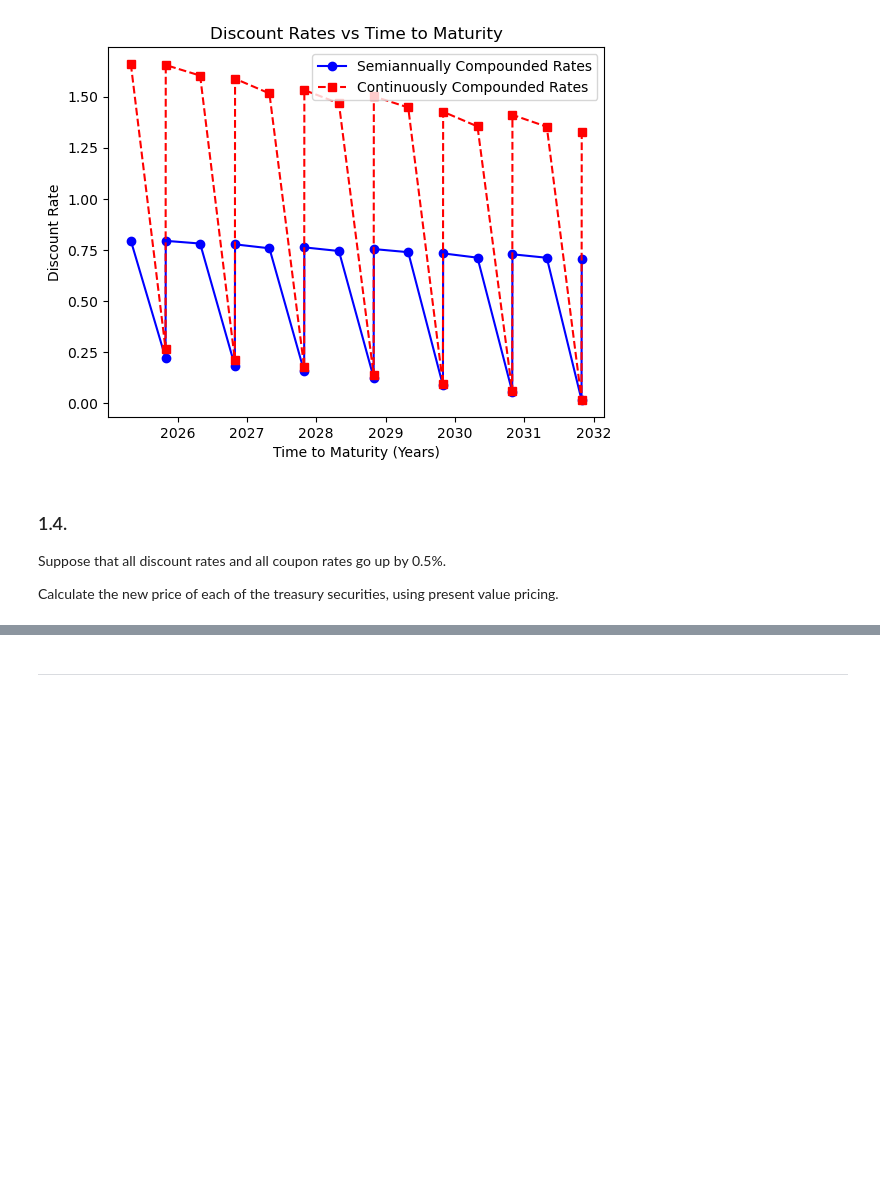
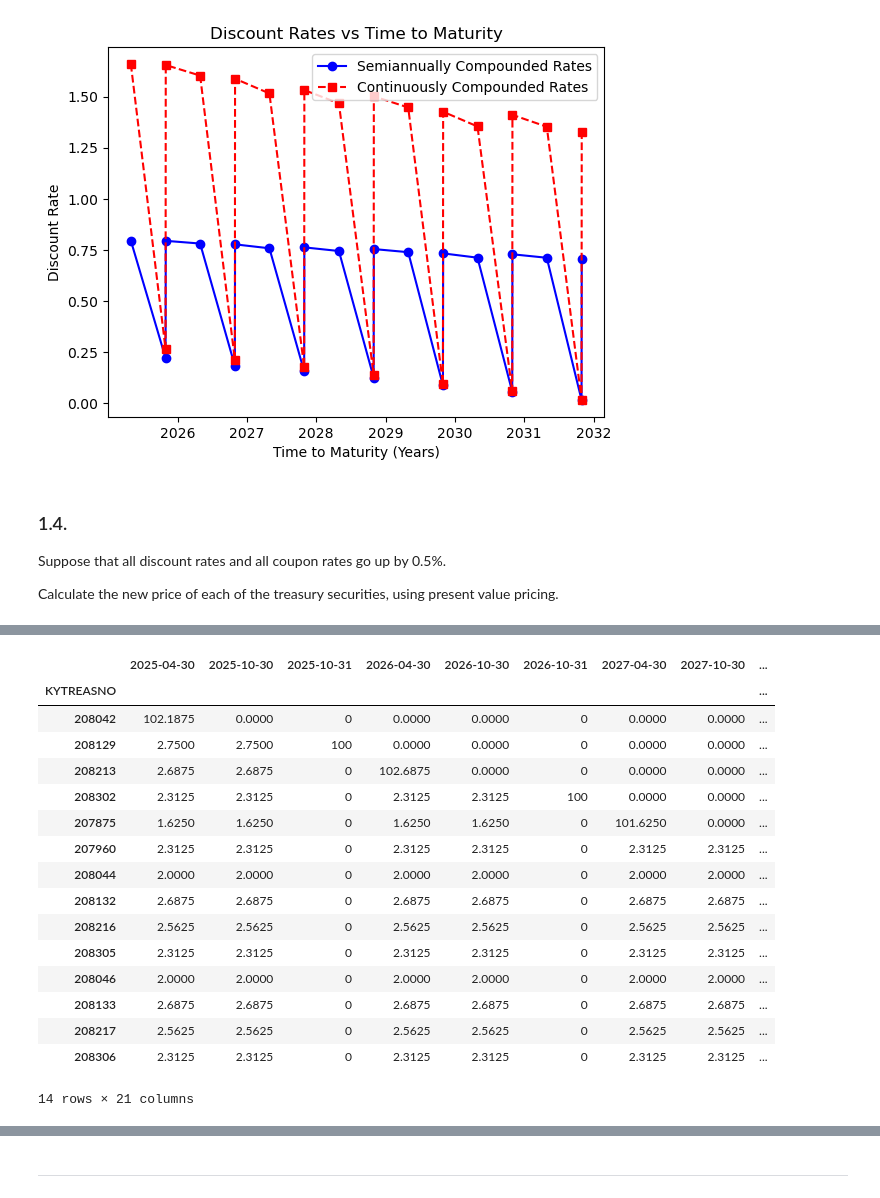
Before and after one commit to aparnaambarapu/finm-fixedincome-2025, a Jupyter notebook: homework/Homework 1 sol_AA.ipynb, the cells around one changed output, grey strips where cells are left out. Cells and saved outputs as stored; diff of their text form; code cells hidden in the pictures; blank space fills up the shorter version.

```diff
--- a/homework/Homework 1 sol_AA.ipynb
+++ b/homework/Homework 1 sol_AA.ipynb
@@ -190,3 +188,7 @@ plt.show()
 Suppose that all discount rates and all coupon rates go up by 0.5\%.
 
 Calculate the new price of each of the treasury securities, using present value pricing.
+# %%
+sel_quotes2 = sel_quotes.copy()
+sel_quotes2["cpn rate"] = sel_quotes2["cpn rate"] + 0.5
+sel_quotes2.head()
@@ -192,0 +203,21 @@ Calculate the new price of each of the treasury securities, using present value
+# %%
+CF2 = calc_cashflows(sel_quotes2)
+display(CF2)
+# %% [output]
+|  | 2025-04-30 | 2025-10-30 | 2025-10-31 | 2026-04-30 | 2026-10-30 | 2026-10-31 | 2027-04-30 | 2027-10-30 | ... |
+| KYTREASNO |  |  |  |  |  |  |  |  | ... |
+| 208042 | 102.1875 | 0.0000 | 0 | 0.0000 | 0.0000 | 0 | 0.0000 | 0.0000 | ... |
+| 208129 | 2.7500 | 2.7500 | 100 | 0.0000 | 0.0000 | 0 | 0.0000 | 0.0000 | ... |
+| 208213 | 2.6875 | 2.6875 | 0 | 102.6875 | 0.0000 | 0 | 0.0000 | 0.0000 | ... |
+| 208302 | 2.3125 | 2.3125 | 0 | 2.3125 | 2.3125 | 100 | 0.0000 | 0.0000 | ... |
+| 207875 | 1.6250 | 1.6250 | 0 | 1.6250 | 1.6250 | 0 | 101.6250 | 0.0000 | ... |
+| 207960 | 2.3125 | 2.3125 | 0 | 2.3125 | 2.3125 | 0 | 2.3125 | 2.3125 | ... |
+| 208044 | 2.0000 | 2.0000 | 0 | 2.0000 | 2.0000 | 0 | 2.0000 | 2.0000 | ... |
+| 208132 | 2.6875 | 2.6875 | 0 | 2.6875 | 2.6875 | 0 | 2.6875 | 2.6875 | ... |
+| 208216 | 2.5625 | 2.5625 | 0 | 2.5625 | 2.5625 | 0 | 2.5625 | 2.5625 | ... |
+| 208305 | 2.3125 | 2.3125 | 0 | 2.3125 | 2.3125 | 0 | 2.3125 | 2.3125 | ... |
+| 208046 | 2.0000 | 2.0000 | 0 | 2.0000 | 2.0000 | 0 | 2.0000 | 2.0000 | ... |
+| 208133 | 2.6875 | 2.6875 | 0 | 2.6875 | 2.6875 | 0 | 2.6875 | 2.6875 | ... |
+| 208217 | 2.5625 | 2.5625 | 0 | 2.5625 | 2.5625 | 0 | 2.5625 | 2.5625 | ... |
+| 208306 | 2.3125 | 2.3125 | 0 | 2.3125 | 2.3125 | 0 | 2.3125 | 2.3125 | ... |
+14 rows × 21 columns
```
Also changed, not shown: parts of 7 cells of this notebook.
